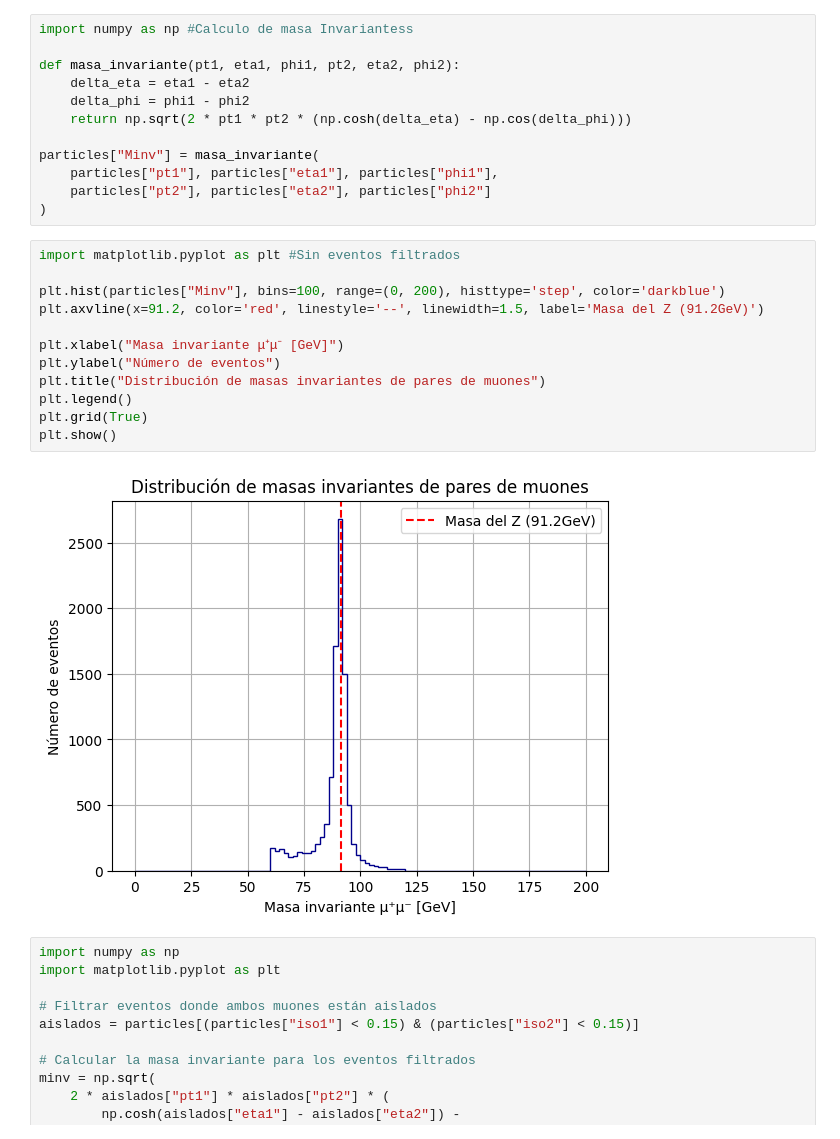
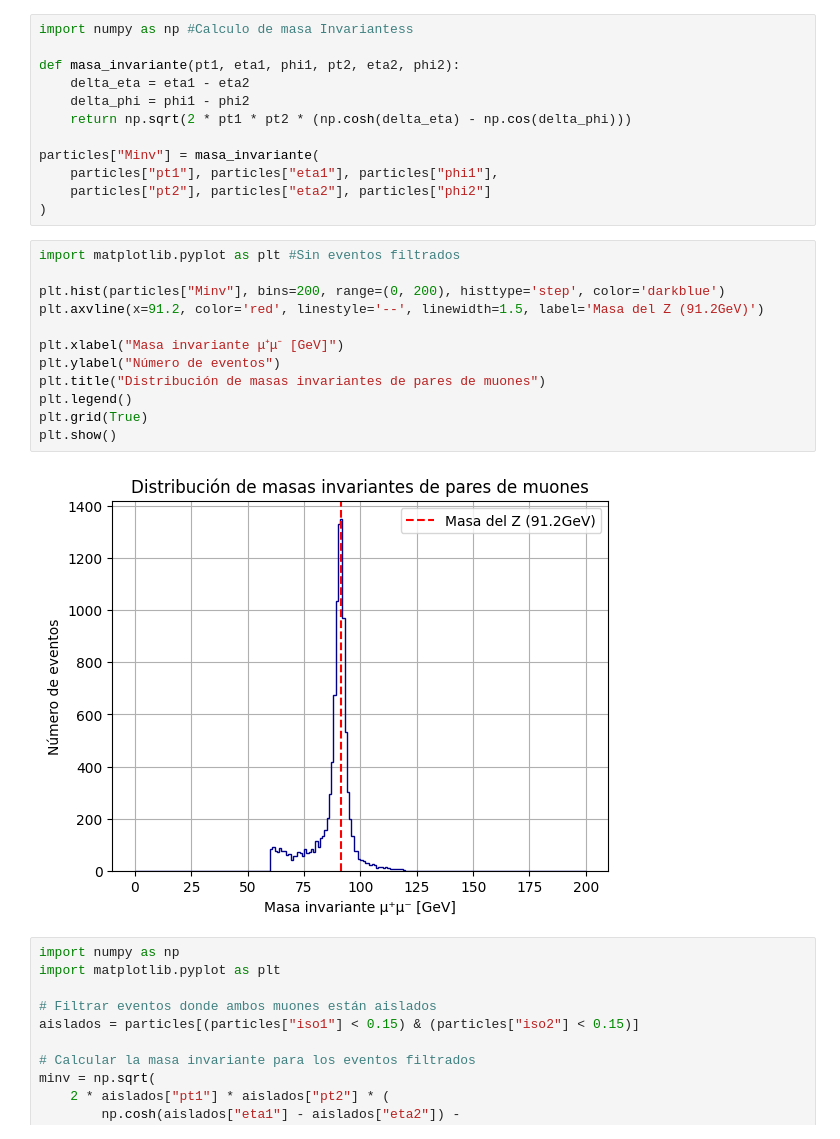
Before and after one commit to ProgramasParaFisicaDeParticulas/lecturadedatosabiertoscmszmumu-Pioquinto9, a Jupyter notebook: CMSOpenDataZtoMuMu.ipynb, the cells around one changed output. Cells and saved outputs as stored; diff of their text form.

```diff
--- a/CMSOpenDataZtoMuMu.ipynb
+++ b/CMSOpenDataZtoMuMu.ipynb
@@ -61,17 +68,17 @@ particles["Minv"] = masa_invariante(
 # %%
 import matplotlib.pyplot as plt #Sin eventos filtrados
 
-plt.hist(particles["Minv"], bins=100, range=(0, 200), histtype='step', color='darkblue')
+plt.hist(particles["Minv"], bins=200, range=(0, 200), histtype='step', color='darkblue')
 plt.axvline(x=91.2, color='red', linestyle='--', linewidth=1.5, label='Masa del Z (91.2GeV)')
 
 plt.xlabel("Masa invariante μ⁺μ⁻ [GeV]")
 plt.ylabel("Número de eventos")
 plt.title("Distribución de masas invariantes de pares de muones")
 plt.legend()
 plt.grid(True)
 plt.show()
 # %% [output]
-[figure, old version]
+[figure, new version]
 # %%
 import numpy as np
 import matplotlib.pyplot as plt
```
Also changed, not shown: parts of 3 cells of this notebook.
